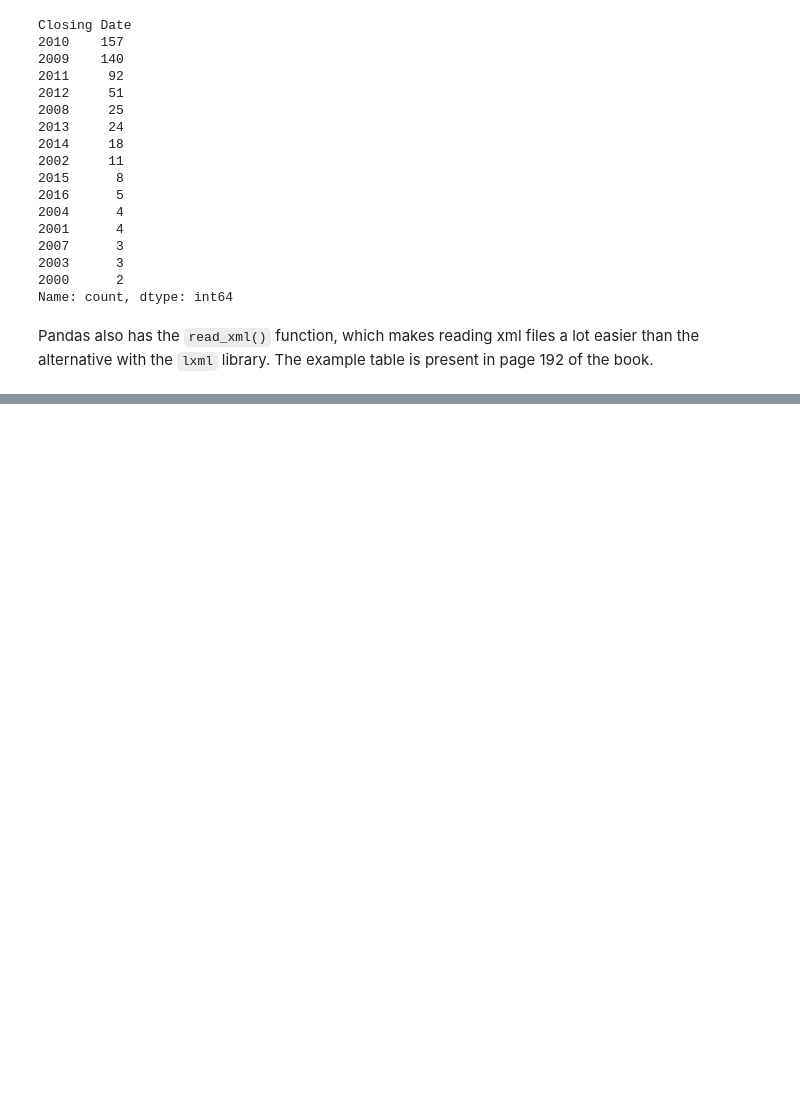
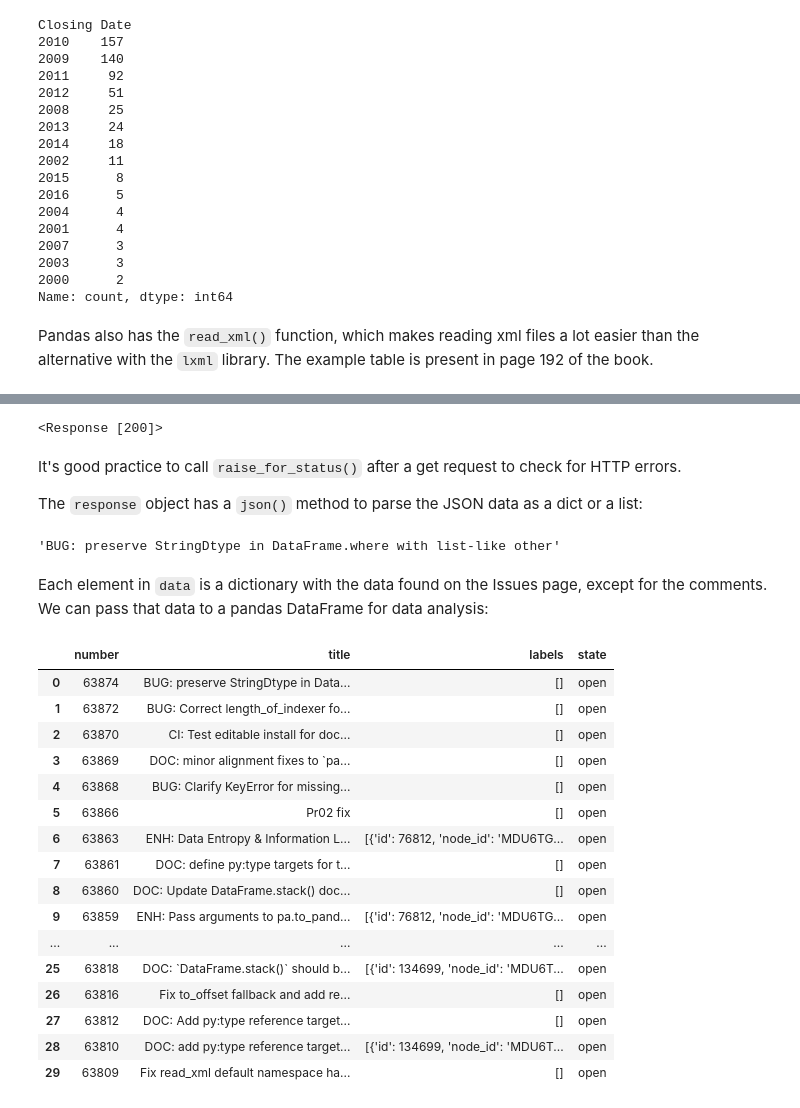
Before and after one commit to guinbraga/Python-for-Data-Analysis, a Jupyter notebook: 6-reading_files/1_reading_writing.ipynb, the cells around one changed output, grey strips where cells are left out. Drawn from its saved outputs; the diff is of its cells as text; code cells hidden in the pictures; blank space fills up the shorter version.

```diff
--- a/6-reading_files/1_reading_writing.ipynb
+++ b/6-reading_files/1_reading_writing.ipynb
@@ -444,0 +577,45 @@ table is present in page 192 of the book.
+# %%
+import requests
+url = 'https://api.github.com/repos/pandas-dev/pandas/issues'
+resp = requests.get(url)
+resp.raise_for_status()
+resp
+# %% [output]
+<Response [200]>
+# %% [markdown]
+It's good practice to call `raise_for_status()` after a get request
+to check for HTTP errors.
+
+The `response` object has a `json()` method to parse the JSON data as
+a dict or a list:
+# %%
+data = resp.json()
+
+data[0]['title']
+# %% [output]
+'BUG: preserve StringDtype in DataFrame.where with list-like other'
+# %% [markdown]
+Each element in `data` is a dictionary with the data found on the
+Issues page, except for the comments. We can pass that data to a
+pandas DataFrame for data analysis:
+# %%
+issues = pd.DataFrame(data, columns=['number', 'title', 'labels', 'state'])
+issues
+# %% [output]
+|  | number | title | labels | state |
+| 0 | 63874 | BUG: preserve StringDtype in Data... | [] | open |
+| 1 | 63872 | BUG: Correct length_of_indexer fo... | [] | open |
+| 2 | 63870 | CI: Test editable install for doc... | [] | open |
+| 3 | 63869 | DOC: minor alignment fixes to `pa... | [] | open |
+| 4 | 63868 | BUG: Clarify KeyError for missing... | [] | open |
+| 5 | 63866 | Pr02 fix | [] | open |
+| 6 | 63863 | ENH: Data Entropy & Information L... | [{'id': 76812, 'node_id': 'MDU6TG... | open |
+| 7 | 63861 | DOC: define py:type targets for t... | [] | open |
+| 8 | 63860 | DOC: Update DataFrame.stack() doc... | [] | open |
+| 9 | 63859 | ENH: Pass arguments to pa.to_pand... | [{'id': 76812, 'node_id': 'MDU6TG... | open |
+| ... | ... | ... | ... | ... |
+| 25 | 63818 | DOC: `DataFrame.stack()` should b... | [{'id': 134699, 'node_id': 'MDU6T... | open |
+| 26 | 63816 | Fix to_offset fallback and add re... | [] | open |
+| 27 | 63812 | DOC: Add py:type reference target... | [] | open |
+| 28 | 63810 | DOC: add py:type reference target... | [{'id': 134699, 'node_id': 'MDU6T... | open |
+| 29 | 63809 | Fix read_xml default namespace ha... | [] | open |
```
Also changed, not shown: parts of 30 cells of this notebook, 1 other file.
